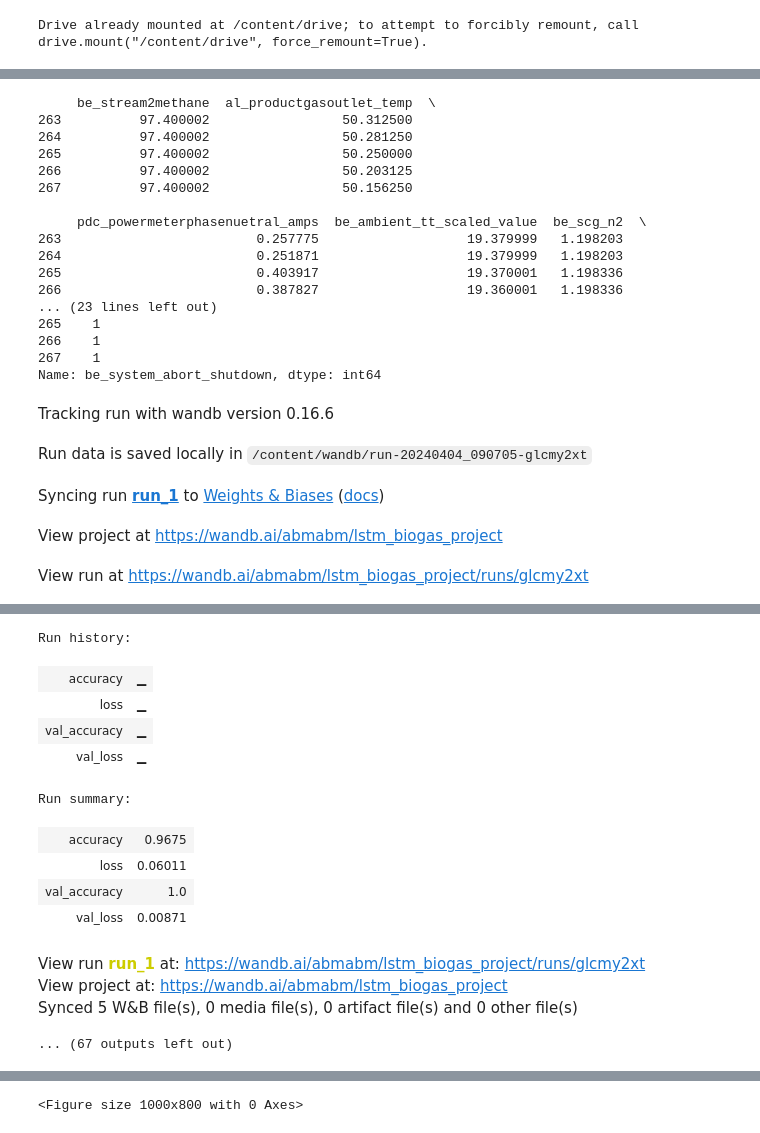
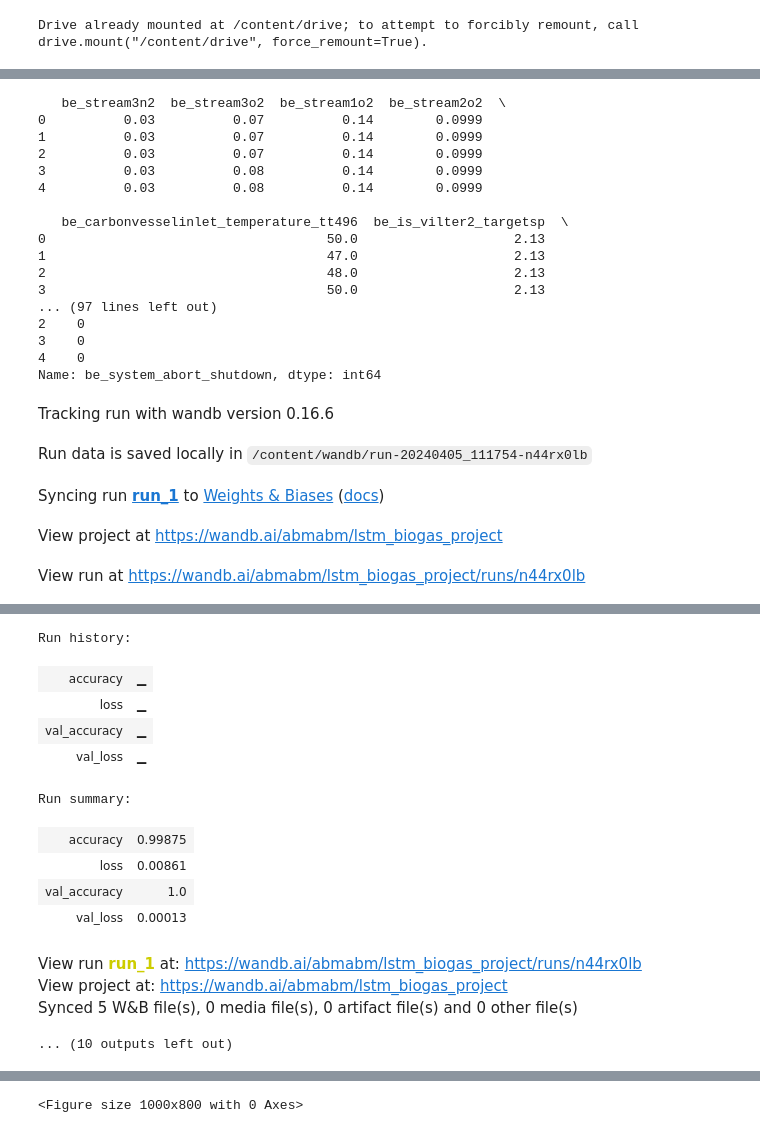
Before and after one commit to Amal-Baby-seqato/ML, a Jupyter notebook: Reportwithcorrelation.ipynb, the cells around one changed output, grey strips where cells are left out. Saved outputs shown, nothing was run; the diff lists cells and outputs as text; code cells hidden in the pictures.

```diff
--- a/Reportwithcorrelation.ipynb
+++ b/Reportwithcorrelation.ipynb
@@ -196,5 +207,5 @@ Number of rows constituting a day's worth: 1427
 # %%
-data = pd.read_csv('/content/drive/MyDrive/Data_ML/temperory_dataset_with_timestamp.csv')
+data = pd.read_csv('/content/drive/MyDrive/Data_ML/temperory_dataset_with_timestamp_train_new.csv')
 data = data.dropna()
 data=data.drop("timestamp",axis=1)
 data[target].shift(periods=shift, fill_value=0)
@@ -410,7 +442,7 @@ def gemini(prompt):
   except Exception as e:
     print(f"Error during generating text: {e}")
 # %%
-data_new = pd.read_csv('/content/drive/MyDrive/Data_ML/temperory_dataset_with_timestamp_test.csv')
+data_new = pd.read_csv('/content/drive/MyDrive/Data_ML/temperory_dataset_with_timestamp_test_new.csv')
 def get_latest_train_data(window_size=1000,data=data_new):
     data = data.dropna()
     data=data.drop("timestamp",axis=1)
@@ -449,7 +481,7 @@ while True:
   * Methane Concentration: {new_data.iloc[0][2]}% with SHAP value:{shaps[2]}.
   * Gas outlet Temperature: {new_data.iloc[0][3]}°C with SHAP value:{shaps[3]}.
   * Power Meter Phase-Neutral Amps: {new_data.iloc[0][4]}A with SHAP value:{shaps[4]}.
-
+  Potential Failure chance after {-shift} steps:{failure_prob*100}%
   **Based on the data above, can you analyze the current state of the Biogas process and recommend actions to prevent or mitigate potential failures? Note that i am using an LSTM model to predict the failure probabilty also and i have also provided the SHAP values.[Only output the analysis do not mention the LSTM or SHAP]**"""
   gemini(prompt)
   if failure_prob > threshold:
@@ -465,26 +497,26 @@ while True:
   else:
       print(f'System operating normally. Failure probabilty: {failure_prob:.2f}')
 # %% [output]
-     be_stream2methane  al_productgasoutlet_temp  \
-263          97.400002                 50.312500
-264          97.400002                 50.281250
-265          97.400002                 50.250000
-266          97.400002                 50.203125
-267          97.400002                 50.156250
+   be_stream3n2  be_stream3o2  be_stream1o2  be_stream2o2  \
+0          0.03          0.07          0.14        0.0999
+1          0.03          0.07          0.14        0.0999
+2          0.03          0.07          0.14        0.0999
+3          0.03          0.08          0.14        0.0999
+4          0.03          0.08          0.14        0.0999
 
-     pdc_powermeterphasenuetral_amps  be_ambient_tt_scaled_value  be_scg_n2  \
-263                         0.257775                   19.379999   1.198203
-264                         0.251871                   19.379999   1.198203
-265                         0.403917                   19.370001   1.198336
-266                         0.387827                   19.360001   1.198336
-... (23 lines left out)
-265    1
-266    1
-267    1
+   be_carbonvesselinlet_temperature_tt496  be_is_vilter2_targetsp  \
+0                                    50.0                    2.13
+1                                    47.0                    2.13
+2                                    48.0                    2.13
+3                                    50.0                    2.13
+... (97 lines left out)
+2    0
+3    0
+4    0
 Name: be_system_abort_shutdown, dtype: int64
 Tracking run with wandb version 0.16.6
-Run data is saved locally in /content/wandb/run-20240404_090705-glcmy2xt
+Run data is saved locally in /content/wandb/run-20240405_111754-n44rx0lb
 Syncing run run_1 to Weights & Biases (docs)
 View project at https://wandb.ai/abmabm/lstm_biogas_project
-View run at https://wandb.ai/abmabm/lstm_biogas_project/runs/glcmy2xt
+View run at https://wandb.ai/abmabm/lstm_biogas_project/runs/n44rx0lb
 Epoch 1/2
@@ -494,15 +526,15 @@ Epoch 2/2
 Run history:
 | accuracy | ▁ |
 | loss | ▁ |
 | val_accuracy | ▁ |
 | val_loss | ▁ |
 Run summary:
-| accuracy | 0.9675 |
-| loss | 0.06011 |
+| accuracy | 0.99875 |
+| loss | 0.00861 |
 | val_accuracy | 1.0 |
-| val_loss | 0.00871 |
+| val_loss | 0.00013 |
-View run run_1 at: https://wandb.ai/abmabm/lstm_biogas_project/runs/glcmy2xt
+View run run_1 at: https://wandb.ai/abmabm/lstm_biogas_project/runs/n44rx0lb
 View project at: https://wandb.ai/abmabm/lstm_biogas_project
 Synced 5 W&B file(s), 0 media file(s), 0 artifact file(s) and 0 other file(s)
-... (67 outputs left out)
+... (10 outputs left out)
 # %%
```
Also changed, not shown: parts of 17 cells of this notebook.
